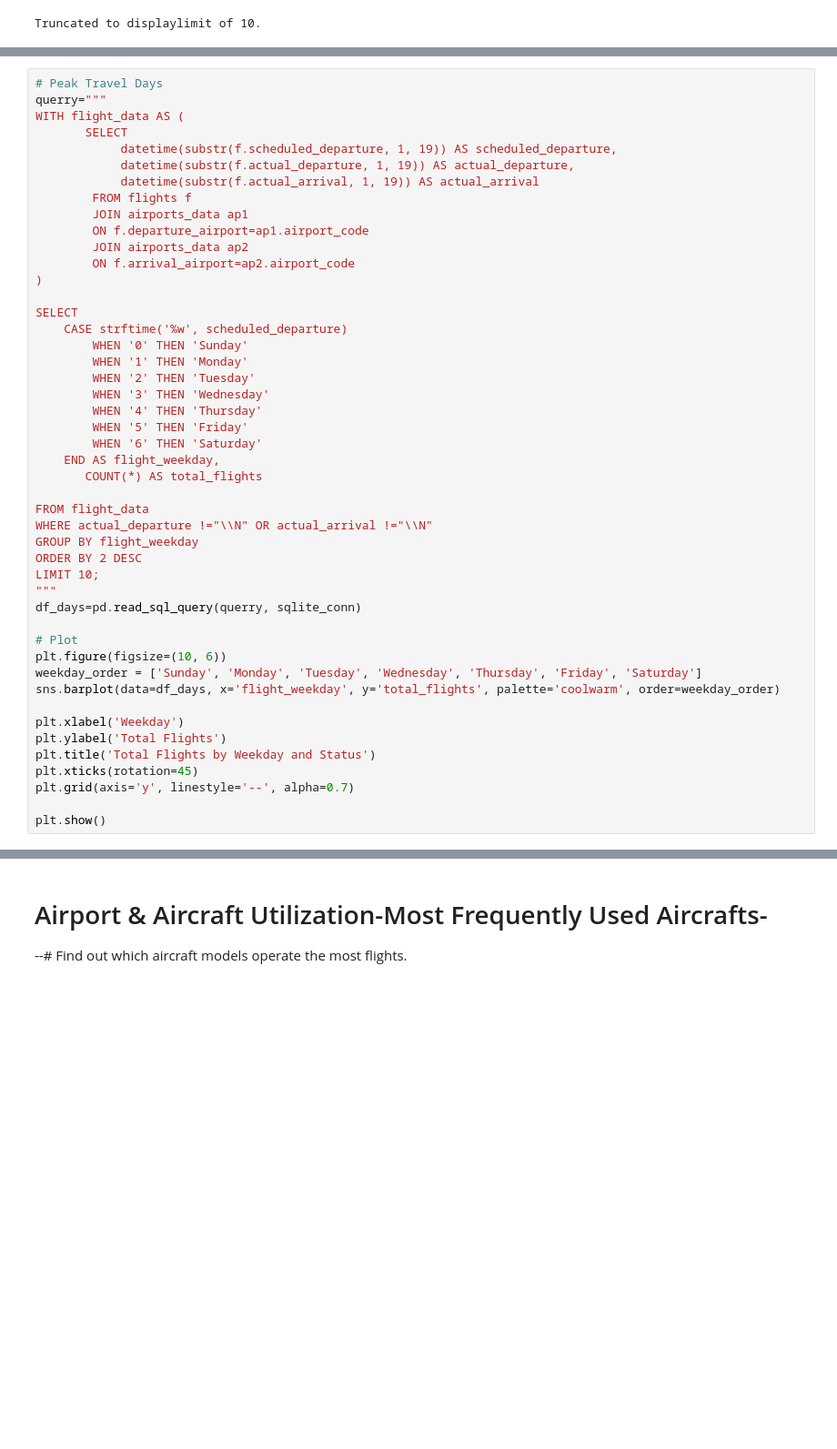
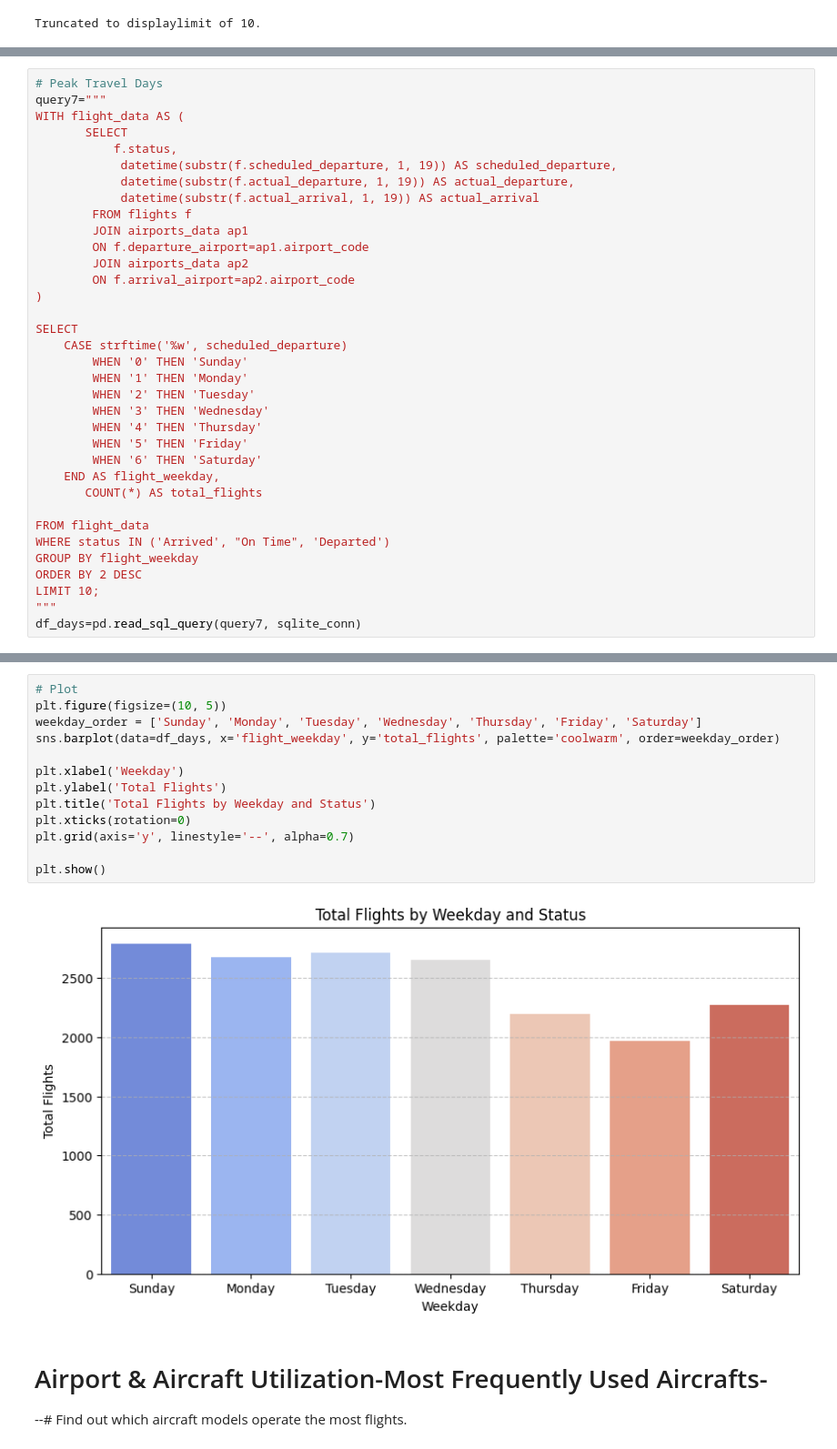
Before and after one commit to Daviedavie100/SQL_Projects, a Jupyter notebook: Airlines_EDA.ipynb, the cells around one changed output, grey strips where cells are left out. Shown at 91% size. Cells and saved outputs as stored; diff of their text form; blank space fills up the shorter version.

```diff
--- a/Airlines_EDA.ipynb
+++ b/Airlines_EDA.ipynb
@@ -898,8 +917,9 @@ Running query in 'sqlite:////kaggle/input/airlines-dataset/travel.sqlite'
 # %%
 # Peak Travel Days
-querry="""
+query7="""
 WITH flight_data AS (
        SELECT
+           f.status,
             datetime(substr(f.scheduled_departure, 1, 19)) AS scheduled_departure,
             datetime(substr(f.actual_departure, 1, 19)) AS actual_departure,
             datetime(substr(f.actual_arrival, 1, 19)) AS actual_arrival
@@ -923,23 +943,10 @@ SELECT
        COUNT(*) AS total_flights
 
 FROM flight_data
-WHERE actual_departure !="\\N" OR actual_arrival !="\\N"
+WHERE status IN ('Arrived', "On Time", 'Departed')
 GROUP BY flight_weekday
 ORDER BY 2 DESC
 LIMIT 10;
 """
-df_days=pd.read_sql_query(querry, sqlite_conn)
-
-# Plot
-plt.figure(figsize=(10, 6))
-weekday_order = ['Sunday', 'Monday', 'Tuesday', 'Wednesday', 'Thursday', 'Friday', 'Saturday']
-sns.barplot(data=df_days, x='flight_weekday', y='total_flights', palette='coolwarm', order=weekday_order)
-
-plt.xlabel('Weekday')
-plt.ylabel('Total Flights')
-plt.title('Total Flights by Weekday and Status')
-plt.xticks(rotation=45)
-plt.grid(axis='y', linestyle='--', alpha=0.7)
-
-plt.show()
+df_days=pd.read_sql_query(query7, sqlite_conn)
 # %% [output]
@@ -947,3 +961,18 @@ plt.show()
+# %%
+# Plot
+plt.figure(figsize=(10, 5))
+weekday_order = ['Sunday', 'Monday', 'Tuesday', 'Wednesday', 'Thursday', 'Friday', 'Saturday']
+sns.barplot(data=df_days, x='flight_weekday', y='total_flights', palette='coolwarm', order=weekday_order)
+
+plt.xlabel('Weekday')
+plt.ylabel('Total Flights')
+plt.title('Total Flights by Weekday and Status')
+plt.xticks(rotation=0)
+plt.grid(axis='y', linestyle='--', alpha=0.7)
+
+plt.show()
+# %% [output]
+[figure, added]
 # %% [markdown]
 # Airport & Aircraft Utilization-Most Frequently Used Aircrafts-
 --# Find out which aircraft models operate the most flights.
```
Also changed, not shown: parts of 18 cells of this notebook.
